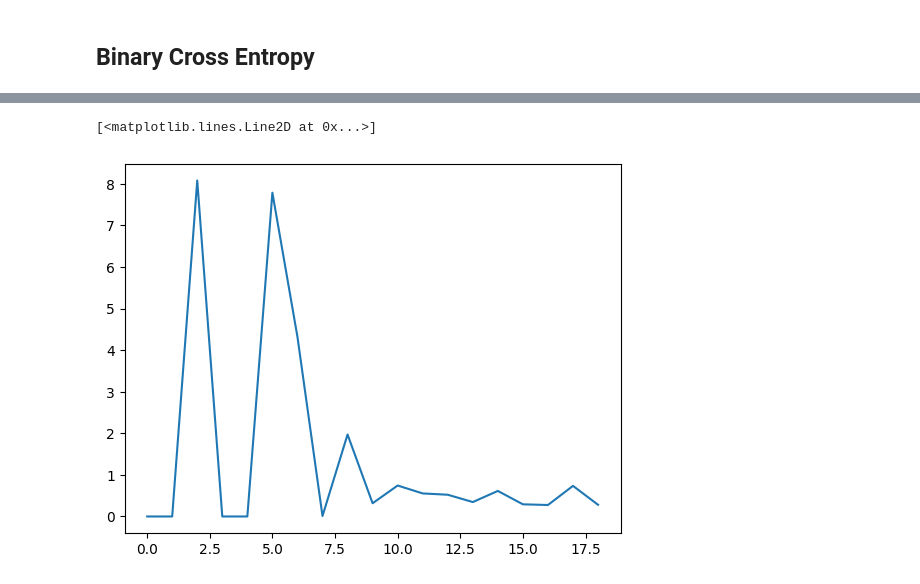
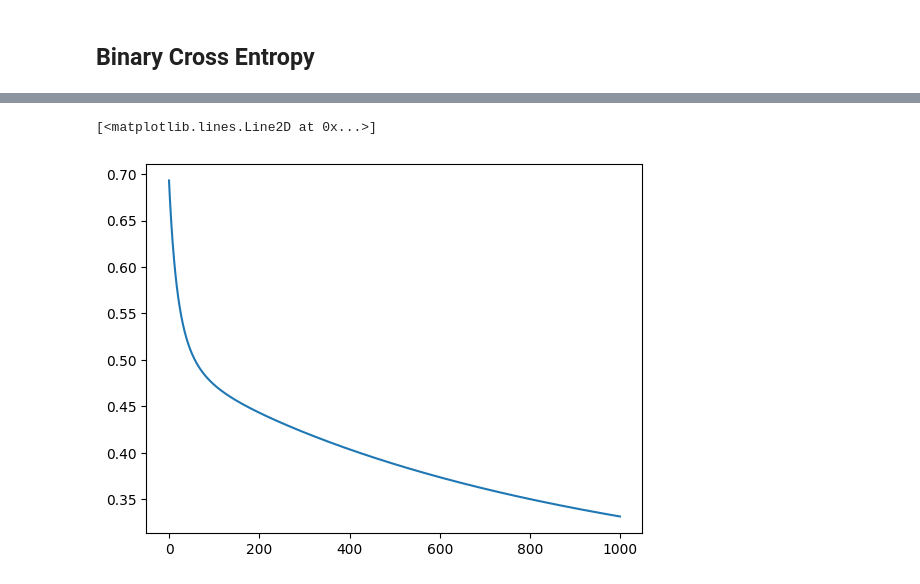
Before and after one commit to Spring317/dl2025, a Jupyter notebook: logistic_regression.ipynb, the cells around one changed output, grey strips where cells are left out. Cells and saved outputs as stored; diff of their text form; code cells hidden in the pictures.

Commit message:
Update focal loss (there is still plotting bug but I think it should  work)

```diff
--- a/logistic_regression.ipynb
+++ b/logistic_regression.ipynb
@@ -84,20 +49,0 @@ def gradient_descend_3d(old_w0, old_w1, old_w3, x, y, lr, max_iter = 100):
-# %%
-def logistic_regression(data):
-    w0 = 0.0
-    w1 = 1.0
-    w2 = 2.0
-    lr = 0.001
-
-    av_loss = []
-    for x,y in zip(data[0], data[1]):
-        print(x,y)
-        print(x[0], x[1])
-        loss, w0, w1, w2 = gradient_descend_3d(w0, w1, w2, x, y, lr)
-        # print(loss)
-        avg_loss = sum(loss)/len(loss)
-        print(avg_loss)
-        av_loss.append(avg_loss)
-    # print(av_loss)
-    return av_loss, w0, w1, w2
-
-avg_loss,w0, w1, w2 = logistic_regression(data)
@@ -121,0 +91,4 @@ time: 1 w0: -0.39028496643763994, w1: 0.6748419386302736, w2: 0.0853528561966295
+# %%
+x = data[0]
+y = data[1]
+losses,w0, w1, w2 = logistic_regression(x, y, lr=0.1)
@@ -122,5 +113,5 @@ time: 1 w0: -0.39028496643763994, w1: 0.6748419386302736, w2: 0.0853528561966295
 # %%
-plt.plot(avg_loss)
+plt.plot(losses)
 # %% [output]
 [<matplotlib.lines.Line2D at 0x...>]
-[figure, old version]
+[figure, new version]
```
Also changed, not shown: parts of 10 cells of this notebook.
